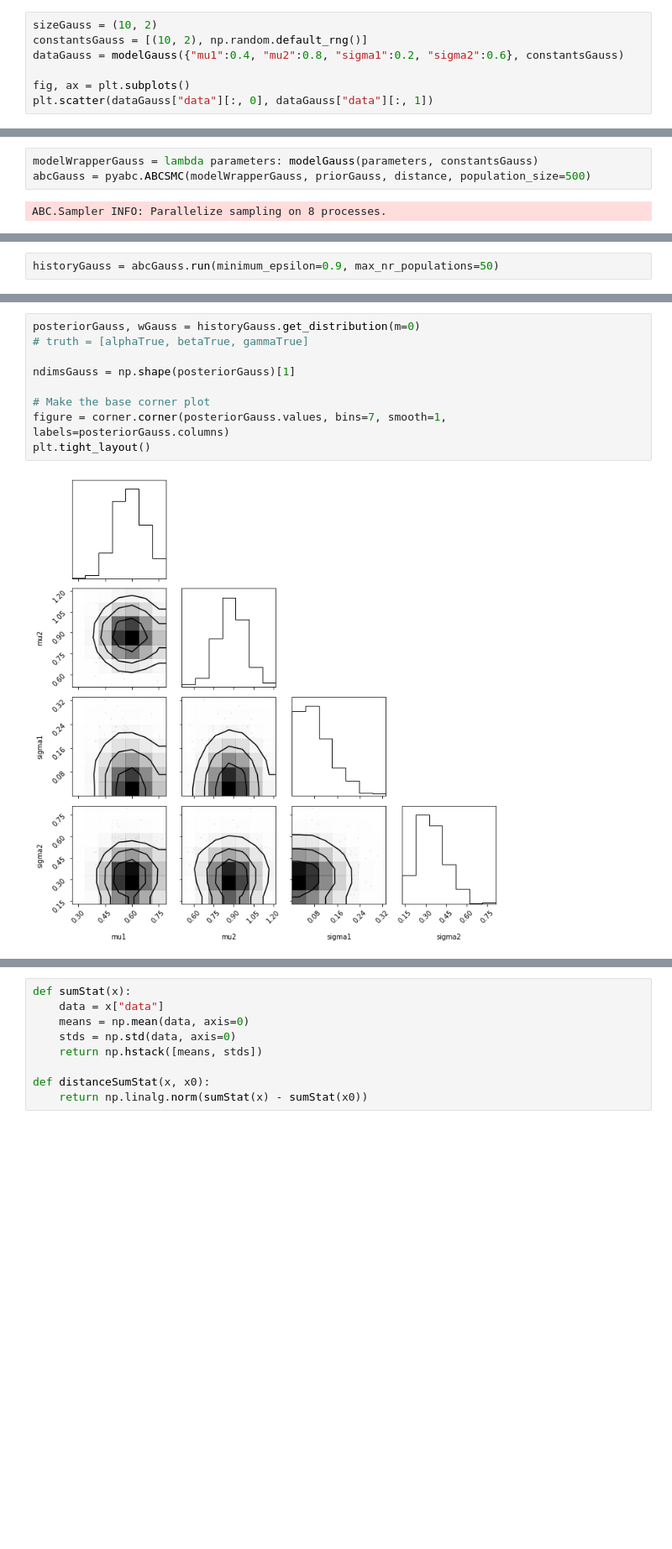
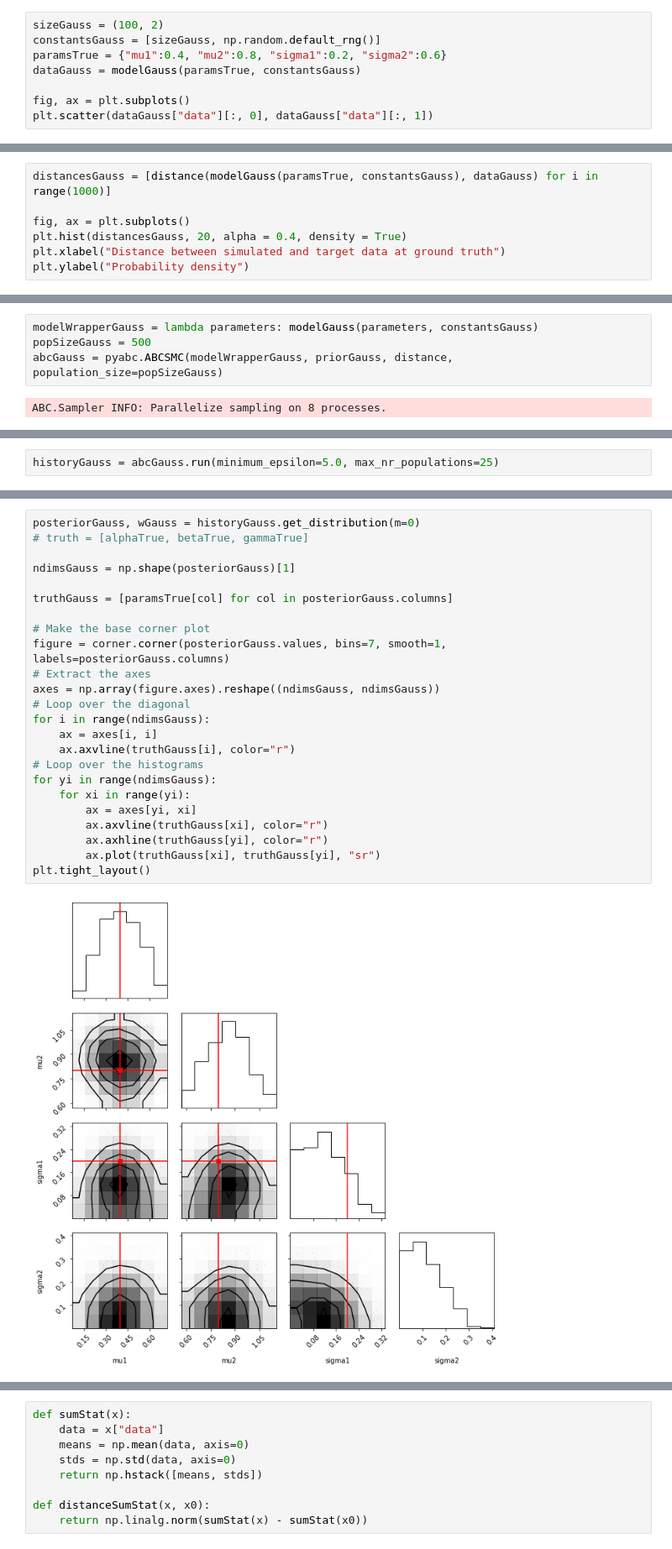
Before and after one commit to CalumGabbutt/FitModelsData, a Jupyter notebook: FitModelsDataABC.ipynb, the cells around one changed output, grey strips where cells are left out. Shown: that part at 84% size. Saved outputs shown, nothing was run; the diff lists cells and outputs as text; blank space fills up the shorter version.

```diff
--- a/FitModelsDataABC.ipynb
+++ b/FitModelsDataABC.ipynb
@@ -677,9 +600,10 @@ def modelGauss(parameters, constants):
 
     return {"data": rng.normal(loc=[mu1, mu2], scale=[sigma1, sigma2], size=size)}
 # %%
-sizeGauss = (10, 2)
-constantsGauss = [(10, 2), np.random.default_rng()]
-dataGauss = modelGauss({"mu1":0.4, "mu2":0.8, "sigma1":0.2, "sigma2":0.6}, constantsGauss)
+sizeGauss = (100, 2)
+constantsGauss = [sizeGauss, np.random.default_rng()]
+paramsTrue = {"mu1":0.4, "mu2":0.8, "sigma1":0.2, "sigma2":0.6}
+dataGauss = modelGauss(paramsTrue, constantsGauss)
 
 fig, ax = plt.subplots()
 plt.scatter(dataGauss["data"][:, 0], dataGauss["data"][:, 1])
@@ -688,0 +613,7 @@ plt.scatter(dataGauss["data"][:, 0], dataGauss["data"][:, 1])
+# %%
+distancesGauss = [distance(modelGauss(paramsTrue, constantsGauss), dataGauss) for i in range(1000)]
+
+fig, ax = plt.subplots()
+plt.hist(distancesGauss, 20, alpha = 0.4, density = True)
+plt.xlabel("Distance between simulated and target data at ground truth")
+plt.ylabel("Probability density")
@@ -691,7 +625,8 @@ priorGauss = pyabc.Distribution(mu1=pyabc.RV("norm"),mu2=pyabc.RV("norm"),
                           sigma1=pyabc.RV("truncnorm", 0.0, np.inf),sigma2=pyabc.RV("truncnorm", 0.0, np.inf))
 # %%
 modelWrapperGauss = lambda parameters: modelGauss(parameters, constantsGauss)
-abcGauss = pyabc.ABCSMC(modelWrapperGauss, priorGauss, distance, population_size=500)
+popSizeGauss = 500
+abcGauss = pyabc.ABCSMC(modelWrapperGauss, priorGauss, distance, population_size=popSizeGauss)
 # %% [output]
 ABC.Sampler INFO: Parallelize sampling on 8 processes.
 # %%
@@ -702,5 +637,5 @@ ABC.History INFO: Start <ABCSMC id=4, start_time=2022-05-30 14:03:11>
 <pyabc.storage.history.History at 0x...>
 # %%
-historyGauss = abcGauss.run(minimum_epsilon=0.9, max_nr_populations=50)
+historyGauss = abcGauss.run(minimum_epsilon=5.0, max_nr_populations=25)
 # %% [output]
 ABC INFO: Calibration sample t = -1.
@@ -723,11 +658,26 @@ ABC.History INFO: Done <ABCSMC id=4, duration=0:00:59.154589, end_time=2022-05-3
 # %%
 posteriorGauss, wGauss = historyGauss.get_distribution(m=0)
 # truth = [alphaTrue, betaTrue, gammaTrue]
 
 ndimsGauss = np.shape(posteriorGauss)[1]
 
+truthGauss = [paramsTrue[col] for col in posteriorGauss.columns]
+
 # Make the base corner plot
 figure = corner.corner(posteriorGauss.values, bins=7, smooth=1, labels=posteriorGauss.columns)
+# Extract the axes
+axes = np.array(figure.axes).reshape((ndimsGauss, ndimsGauss))
+# Loop over the diagonal
+for i in range(ndimsGauss):
+    ax = axes[i, i]
+    ax.axvline(truthGauss[i], color="r")
+# Loop over the histograms
+for yi in range(ndimsGauss):
+    for xi in range(yi):
+        ax = axes[yi, xi]
+        ax.axvline(truthGauss[xi], color="r")
+        ax.axhline(truthGauss[yi], color="r")
+        ax.plot(truthGauss[xi], truthGauss[yi], "sr")
 plt.tight_layout()
 # %% [output]
-[figure, old version]
+[figure, new version]
```
Also changed, not shown: parts of 33 cells of this notebook.
